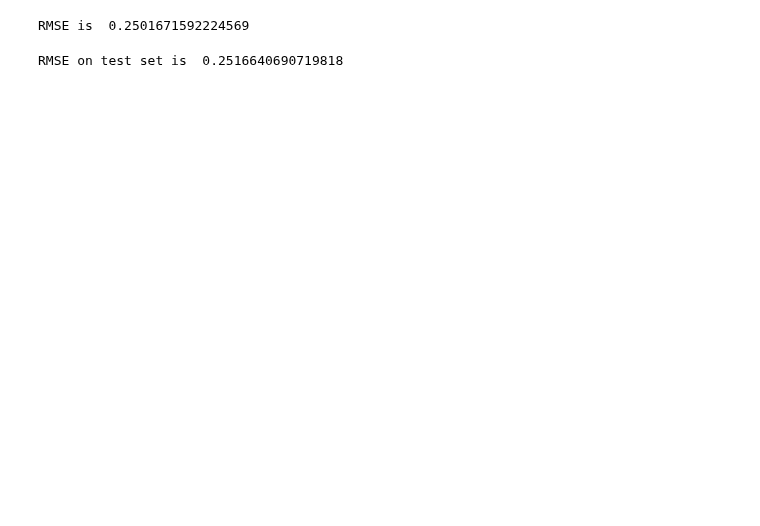
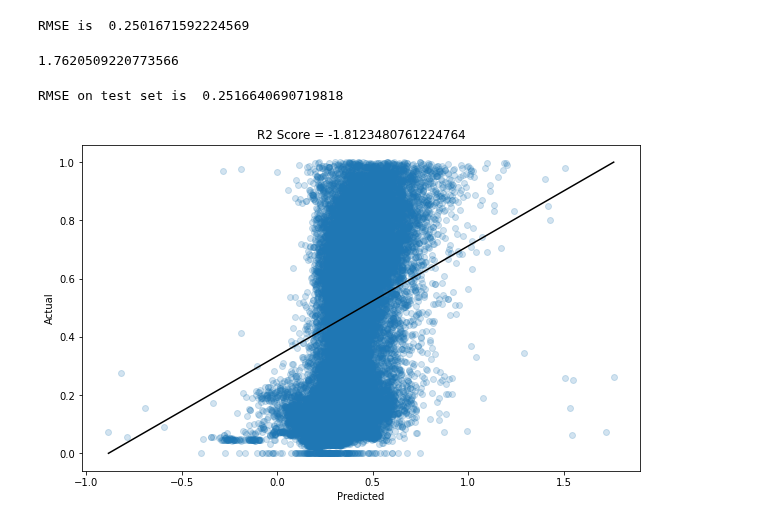
Before and after one commit to aniket-ak/Machine-Learning-CASP-Dataset, a Jupyter notebook: CASP.ipynb, the cells around one changed output. Cells and saved outputs as stored; diff of their text form; code cells hidden in the pictures; blank space fills up the shorter version.

```diff
--- a/CASP.ipynb
+++ b/CASP.ipynb
@@ -197,6 +203,10 @@ rmse_X_scaled = np.sqrt(mean_squared_error(lin_reg_pca.predict(X_train_scaled),y
 print("RMSE is ",rmse_X_scaled)
 # %% [output]
 RMSE is  0.2501671592224569
+# %%
+lin_reg_pca.predict(X_train_scaled).max()
+# %% [output]
+1.7620509220773566
 # %%
 X_test_scaled = pca_pipeline.transform(X_test)
 y_test_scaled = scaler_pipeline.fit_transform(y_test.values.reshape(-1,1))
@@ -205,6 +215,10 @@ rmse_test = np.sqrt(mean_squared_error(lin_reg_pca.predict(X_test_scaled),y_test
 print("RMSE on test set is ", rmse_test)
 # %% [output]
 RMSE on test set is  0.2516640690719818
+# %%
+plot_results(X_train_scaled, y_train_scaled, lin_reg_pca, "With_PCA_Train")
+# %% [output]
+[figure, added]
 # %%
 plot_results(X_test_scaled, y_test_scaled, lin_reg_pca, "With_PCA")
 # %% [output]
```
Also changed, not shown: parts of 38 cells of this notebook, 1 other file.
